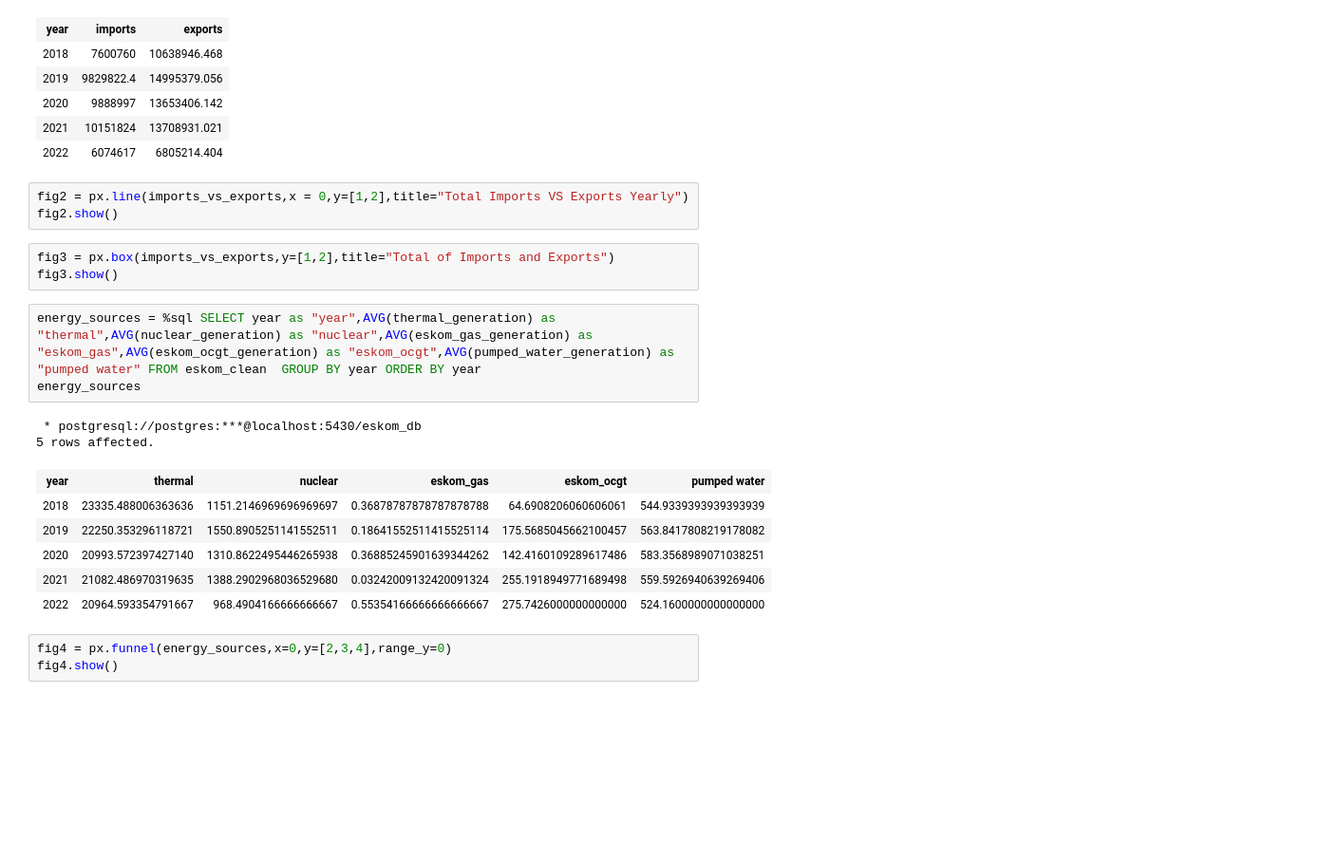
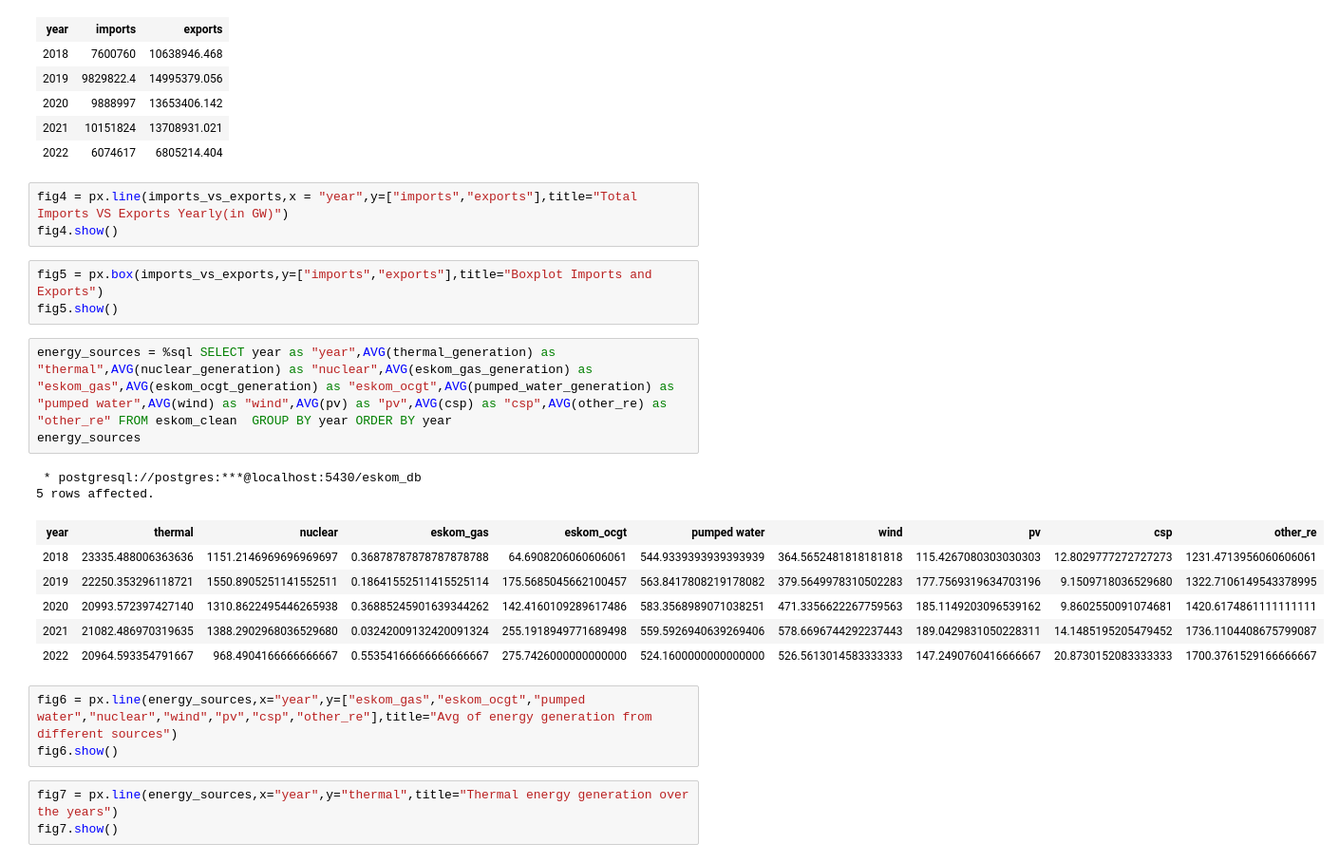
Before and after one commit to The-DigitalAcademy/Eskom_Data_Analysis, a Jupyter notebook: Generation.ipynb, the cells around one changed output. Shown at 95% size. Cells and saved outputs as stored; diff of their text form; blank space fills up the shorter version.

```diff
--- a/Generation.ipynb
+++ b/Generation.ipynb
@@ -230,23 +228,26 @@ imports_vs_exports
 | 2021 | 10151824 | 13708931.021 |
 | 2022 | 6074617 | 6805214.404 |
 # %%
-fig2 = px.line(imports_vs_exports,x = 0,y=[1,2],title="Total Imports VS Exports Yearly")
-fig2.show()
+fig4 = px.line(imports_vs_exports,x = "year",y=["imports","exports"],title="Total Imports VS Exports Yearly(in GW)")
+fig4.show()
 # %%
-fig3 = px.box(imports_vs_exports,y=[1,2],title="Total of Imports and Exports")
-fig3.show()
+fig5 = px.box(imports_vs_exports,y=["imports","exports"],title="Boxplot Imports and Exports")
+fig5.show()
 # %%
-energy_sources = %sql SELECT year as "year",AVG(thermal_generation) as "thermal",AVG(nuclear_generation) as "nuclear",AVG(eskom_gas_generation) as "eskom_gas",AVG(eskom_ocgt_generation) as "eskom_ocgt",AVG(pumped_water_generation) as "pumped water" FROM eskom_clean  GROUP BY year ORDER BY year
+energy_sources = %sql SELECT year as "year",AVG(thermal_generation) as "thermal",AVG(nuclear_generation) as "nuclear",AVG(eskom_gas_generation) as "eskom_gas",AVG(eskom_ocgt_generation) as "eskom_ocgt",AVG(pumped_water_generation) as "pumped water",AVG(wind) as "wind",AVG(pv) as "pv",AVG(csp) as "csp",AVG(other_re) as "other_re" FROM eskom_clean  GROUP BY year ORDER BY year
 energy_sources
 # %% [output]
  * postgresql://postgres:***@localhost:5430/eskom_db
 5 rows affected.
-| year | thermal | nuclear | eskom_gas | eskom_ocgt | pumped water |
-| 2018 | 23335.488006363636 | 1151.2146969696969697 | 0.36878787878787878788 | 64.6908206060606061 | 544.9339393939393939 |
-| 2019 | 22250.353296118721 | 1550.8905251141552511 | 0.18641552511415525114 | 175.5685045662100457 | 563.8417808219178082 |
-| 2020 | 20993.572397427140 | 1310.8622495446265938 | 0.36885245901639344262 | 142.4160109289617486 | 583.3568989071038251 |
-| 2021 | 21082.486970319635 | 1388.2902968036529680 | 0.03242009132420091324 | 255.1918949771689498 | 559.5926940639269406 |
-| 2022 | 20964.593354791667 | 968.4904166666666667 | 0.55354166666666666667 | 275.7426000000000000 | 524.1600000000000000 |
+| year | thermal | nuclear | eskom_gas | eskom_ocgt | pumped water | wind | pv | csp | other_re |
+| 2018 | 23335.488006363636 | 1151.2146969696969697 | 0.36878787878787878788 | 64.6908206060606061 | 544.9339393939393939 | 364.5652481818181818 | 115.4267080303030303 | 12.8029777272727273 | 1231.4713956060606061 |
+| 2019 | 22250.353296118721 | 1550.8905251141552511 | 0.18641552511415525114 | 175.5685045662100457 | 563.8417808219178082 | 379.5649978310502283 | 177.7569319634703196 | 9.1509718036529680 | 1322.7106149543378995 |
+| 2020 | 20993.572397427140 | 1310.8622495446265938 | 0.36885245901639344262 | 142.4160109289617486 | 583.3568989071038251 | 471.3356622267759563 | 185.1149203096539162 | 9.8602550091074681 | 1420.6174861111111111 |
+| 2021 | 21082.486970319635 | 1388.2902968036529680 | 0.03242009132420091324 | 255.1918949771689498 | 559.5926940639269406 | 578.6696744292237443 | 189.0429831050228311 | 14.1485195205479452 | 1736.1104408675799087 |
+| 2022 | 20964.593354791667 | 968.4904166666666667 | 0.55354166666666666667 | 275.7426000000000000 | 524.1600000000000000 | 526.5613014583333333 | 147.2490760416666667 | 20.8730152083333333 | 1700.3761529166666667 |
-# %%
-fig4 = px.funnel(energy_sources,x=0,y=[2,3,4],range_y=0)
-fig4.show()
+# %%
+fig6 = px.line(energy_sources,x="year",y=["eskom_gas","eskom_ocgt","pumped water","nuclear","wind","pv","csp","other_re"],title="Avg of energy generation from different sources")
+fig6.show()
+# %%
+fig7 = px.line(energy_sources,x="year",y="thermal",title="Thermal energy generation over the years")
+fig7.show()
```
Also changed, not shown: parts of 8 cells of this notebook.
